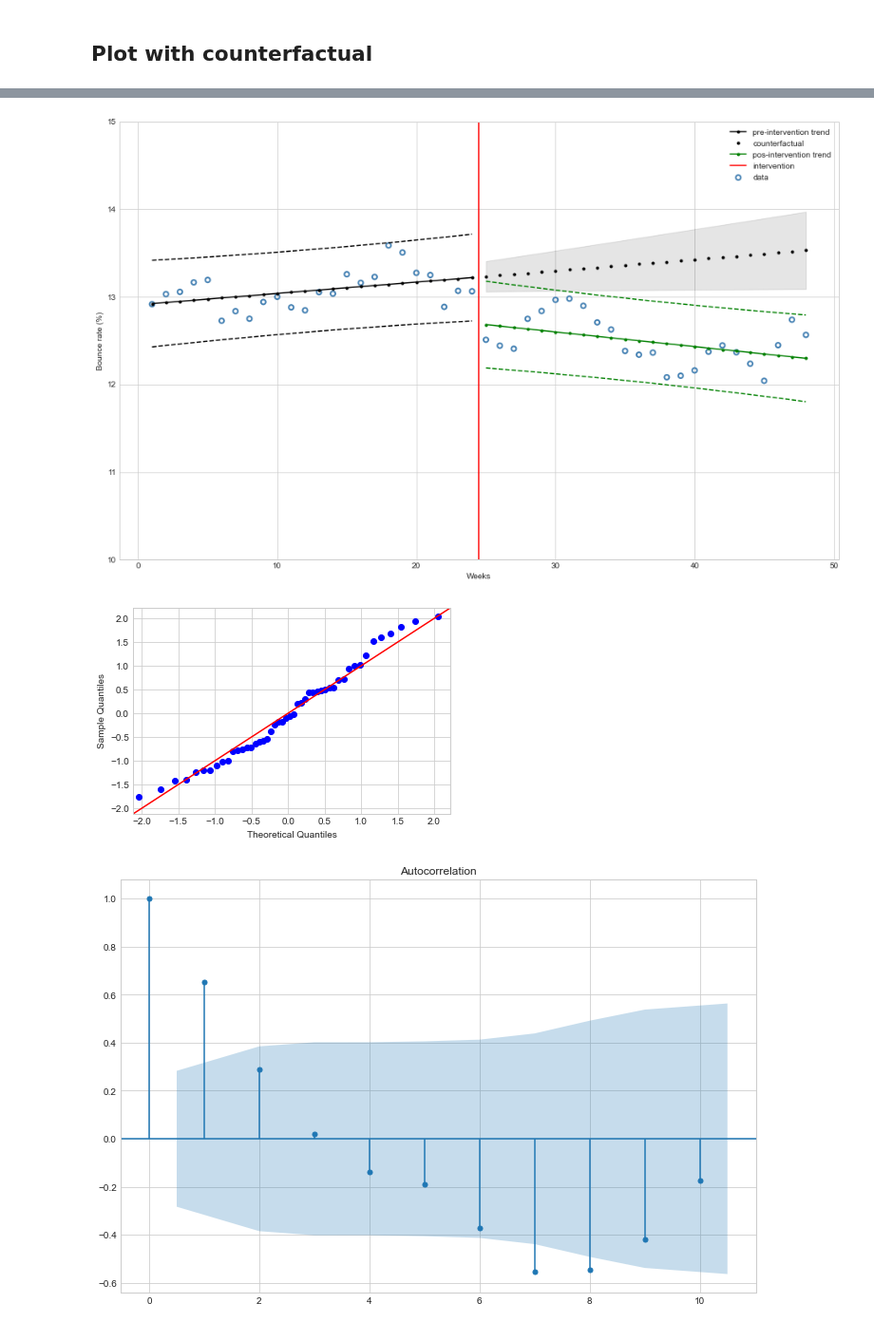
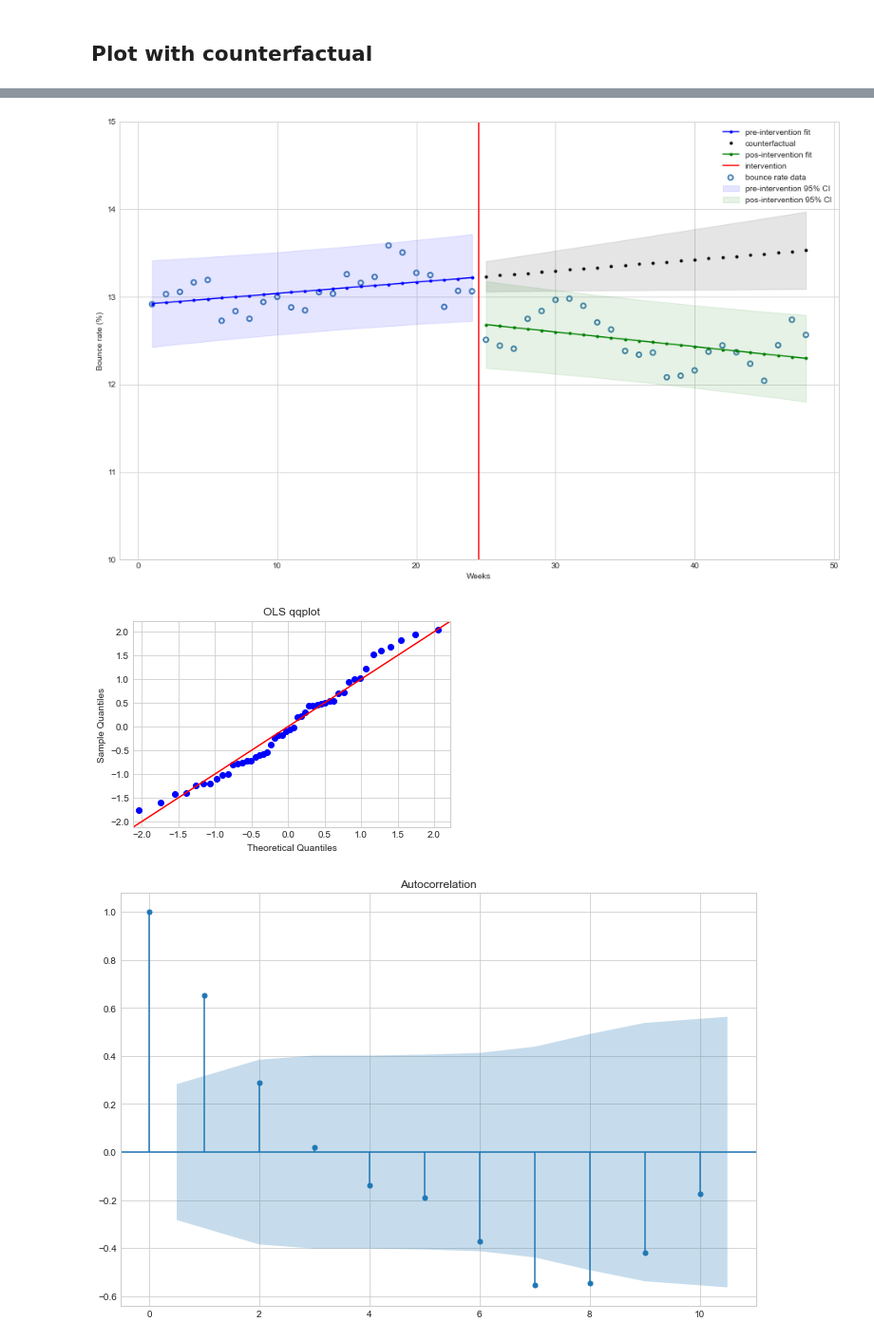
Before and after one commit to xboard/xboard.github.io, a Jupyter notebook: assets/data/its/ITS in python3.ipynb, the cells around one changed output, grey strips where cells are left out. Shown at 95% size. Cells and saved outputs as stored; diff of their text form; code cells hidden in the pictures.

Commit message:
qqplots

```diff
--- a/assets/data/its/ITS in python3.ipynb
+++ b/assets/data/its/ITS in python3.ipynb
@@ -197,29 +179,38 @@ y_new_trend = predictions.predicted_mean[start:]
 plt.style.use('seaborn-whitegrid')
 fig, ax = plt.subplots(figsize=(16,10))
 
-ax.scatter(df["T"], df["Y"], facecolors='none', edgecolors='steelblue', label="data", linewidths=2)
-ax.plot(df["T"][:start], ci_upper[:start], 'k--')
-ax.plot(df["T"][:start], y_trend[:start], 'k.-', label="pre-intervention trend")
-ax.plot(df["T"][:start], ci_lower[:start], 'k--')
+# Plot bounce rate data
+ax.scatter(df["T"], df["Y"], facecolors='none', edgecolors='steelblue', label="bounce rate data", linewidths=2)
+
+# Plot pre-intervation mean bounce rate with 95% confidence interval
+ax.plot(df["T"][:start], y_trend[:start], 'b.-', label="pre-intervention fit")
+ax.fill_between(df["T"][:start], ci_lower[:start], ci_upper[:start], color='b', alpha=0.1, label="pre-intervention 95% CI");
+
+# Plot counterfactual mean bounce rate with 95% confidence interval
 ax.plot(df["T"][start:], cf['mean'], 'k.', label="counterfactual")
 ax.fill_between(df["T"][start:], cf['mean_ci_lower'], cf['mean_ci_upper'], color='k', alpha=0.1);
-ax.plot(df["T"][start:], ci_upper[start:], 'g--')
-ax.plot(df["T"][start:], y_new_trend, 'g.-', label="pos-intervention trend")
-ax.plot(df["T"][start:], ci_lower[start:], 'g--')
+
+# Plot pos-intervation mean bounce rate with 95% confidence interval
+ax.plot(df["T"][start:], y_new_trend, 'g.-', label="pos-intervention fit")
+ax.fill_between(df["T"][start:], ci_lower[start:], ci_upper[start:], color='g', alpha=0.1, label="pos-intervention 95% CI");
+
+# Plot line marking intervention moment
 ax.axvline(x = 24.5, color = 'r', label = 'intervention')
+
 ax.legend(loc='best')
 plt.ylim([10, 15])
 plt.xlabel("Weeks")
 plt.ylabel("Bounce rate (%)");
 # %% [output]
-[figure, old version]
+[figure, new version]
 # %%
 import scipy as sp
 from statsmodels.graphics.gofplots import qqplot
 fig = sm.qqplot(res.resid, sp.stats.t, fit=True, line="45")
+plt.title("OLS qqplot");
 plt.show();
 # %% [output]
-[figure, old version]
+[figure, new version]
 # %%
 # autocorrelation
 _, ax = plt.subplots(figsize=(12, 8))
```
Also changed, not shown: parts of 14 cells of this notebook, 9 other files.
